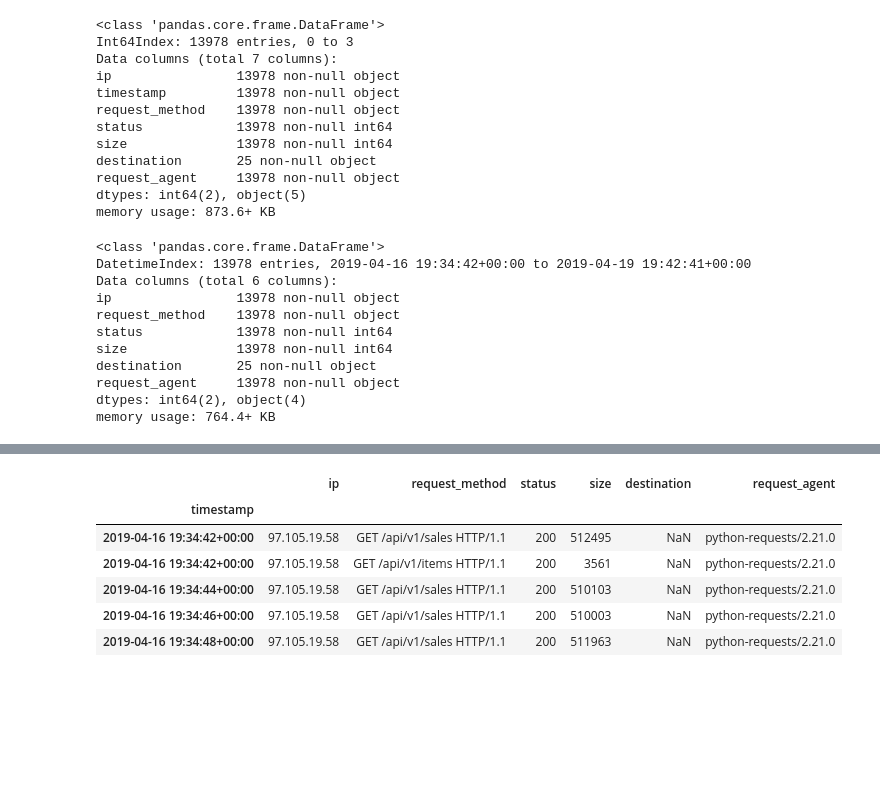
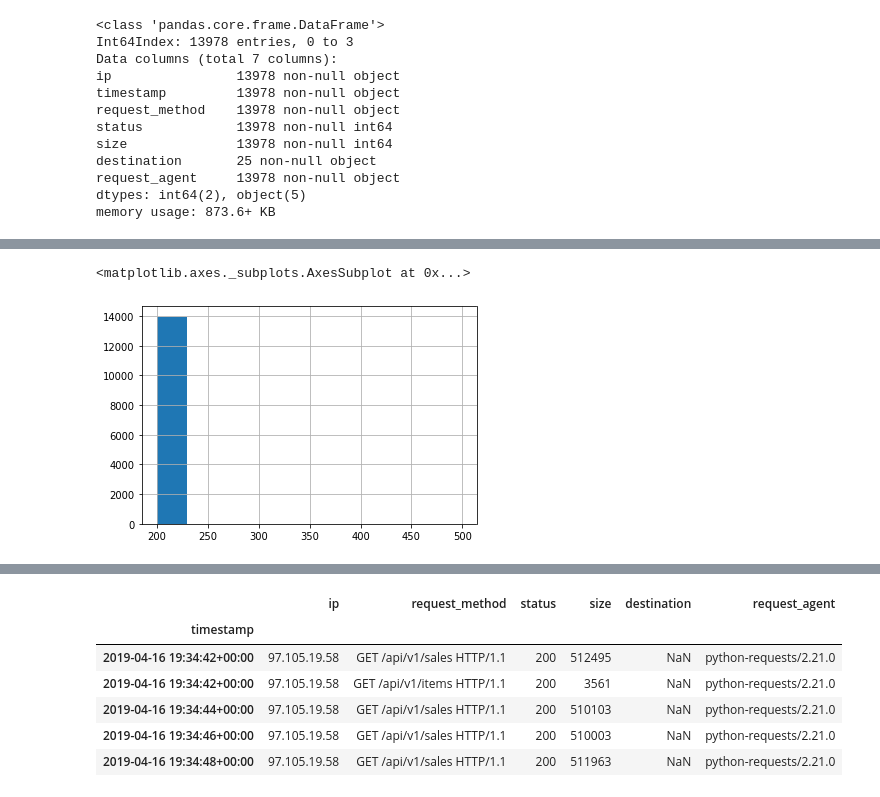
Before and after one commit to Jacqueline-A-Shay/ds-methodologies-exercises, a Jupyter notebook: anomaly_detection/discrete_anomaly_detection.ipynb, the cells around one changed output, grey strips where cells are left out. Drawn from its saved outputs; the diff is of its cells as text; code cells hidden in the pictures; blank space fills up the shorter version.

```diff
--- a/anomaly_detection/discrete_anomaly_detection.ipynb
+++ b/anomaly_detection/discrete_anomaly_detection.ipynb
@@ -68,20 +68,6 @@ memory usage: 873.6+ KB
 df.timestamp = df.timestamp.str.replace(r'(\[|\])', '', regex=True)
 df.timestamp= pd.to_datetime(df.timestamp.str.replace(':', ' ', 1))
 df = df.set_index('timestamp')
-# %%
-df.info()
-# %% [output]
-<class 'pandas.core.frame.DataFrame'>
-DatetimeIndex: 13978 entries, 2019-04-16 19:34:42+00:00 to 2019-04-19 19:42:41+00:00
-Data columns (total 6 columns):
-ip                13978 non-null object
-request_method    13978 non-null object
-status            13978 non-null int64
-size              13978 non-null int64
-destination       25 non-null object
-request_agent     13978 non-null object
-dtypes: int64(2), object(4)
-memory usage: 764.4+ KB
 # %%
 df.head()
 # %% [output]
@@ -92,3 +78,8 @@ df.head()
 | 2019-04-16 19:34:44+00:00 | 97.105.19.58 | "GET /api/v1/sales?page=82 HTTP/1.1" | 200 | 510103 | NaN | "python-requests/2.21.0" |
 | 2019-04-16 19:34:46+00:00 | 97.105.19.58 | "GET /api/v1/sales?page=83 HTTP/1.1" | 200 | 510003 | NaN | "python-requests/2.21.0" |
 | 2019-04-16 19:34:48+00:00 | 97.105.19.58 | "GET /api/v1/sales?page=84 HTTP/1.1" | 200 | 511963 | NaN | "python-requests/2.21.0" |
+# %%
+df.status.hist()
+# %% [output]
+<matplotlib.axes._subplots.AxesSubplot at 0x...>
+[figure, added]
```
Also changed, not shown: parts of 13 cells of this notebook, 3 other files.
